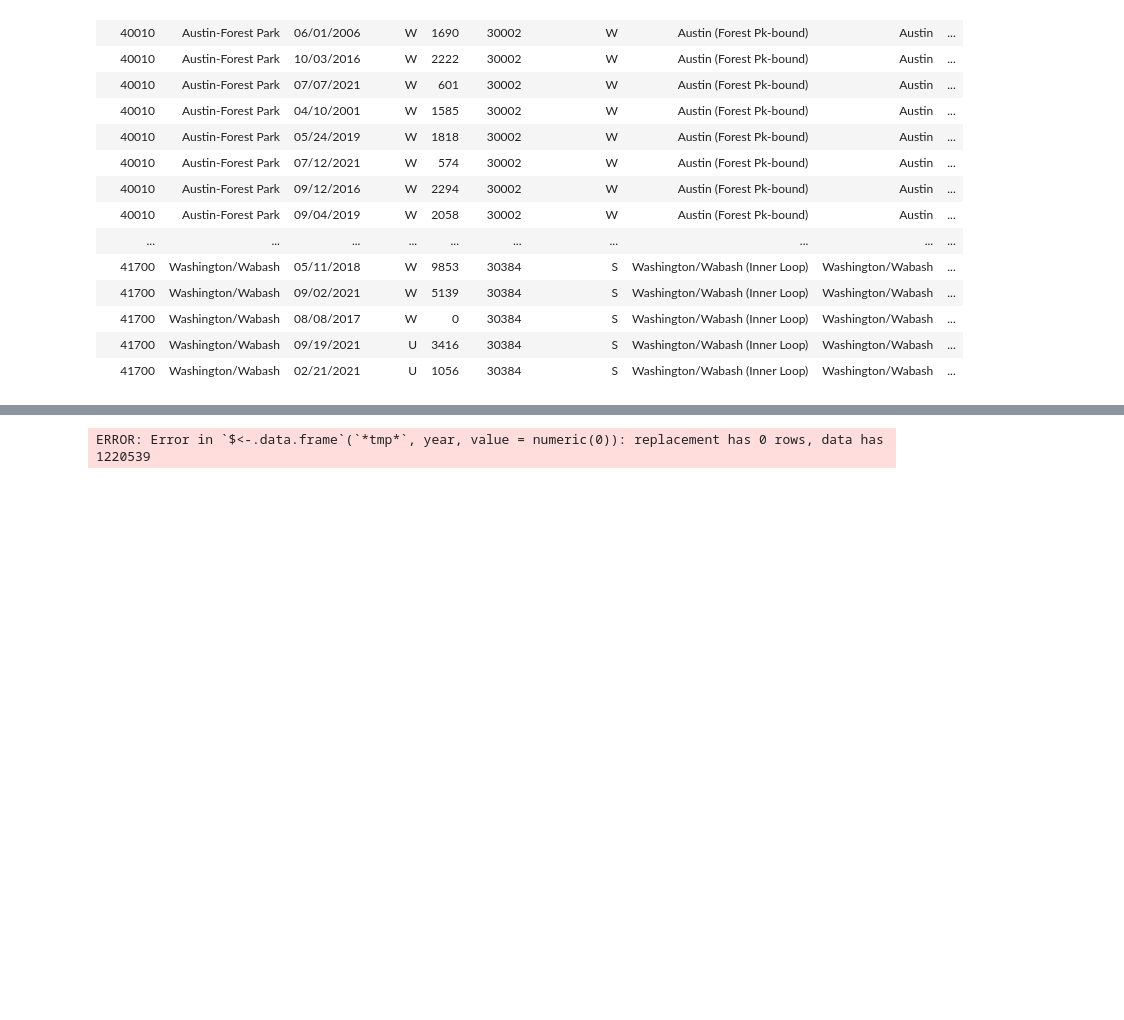
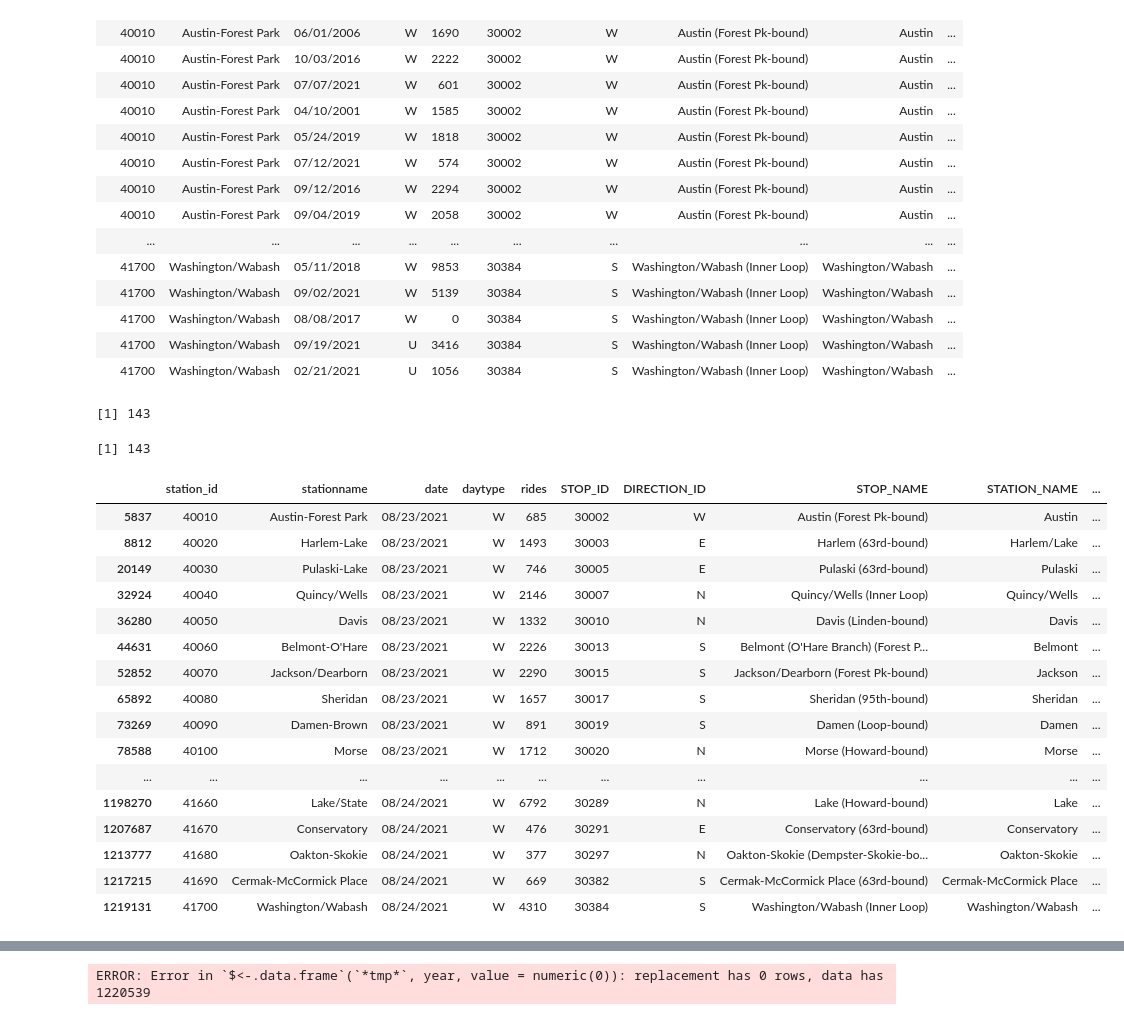
Before and after one commit to rkodit2/cs424proj2, a Jupyter notebook: sampleProject2.ipynb, the cells around one changed output, grey strips where cells are left out. Saved outputs shown, nothing was run; the diff lists cells and outputs as text; code cells hidden in the pictures; blank space fills up the shorter version.

```diff
--- a/sampleProject2.ipynb
+++ b/sampleProject2.ipynb
@@ -180,0 +202,8 @@ newtable
+# %%
+nrow(bar1)
+# %% [output]
+[1] 143
+# %%
+nrow(bar2)
+# %% [output]
+[1] 143
@@ -180,0 +212,20 @@ newtable
+# %%
+everything
+# %% [output]
+|  | station_id | stationname | date | daytype | rides | STOP_ID | DIRECTION_ID | STOP_NAME | STATION_NAME | ... |
+| 5837 | 40010 | Austin-Forest Park | 08/23/2021 | W | 685 | 30002 | W | Austin (Forest Pk-bound) | Austin | ... |
+| 8812 | 40020 | Harlem-Lake | 08/23/2021 | W | 1493 | 30003 | E | Harlem (63rd-bound) | Harlem/Lake | ... |
+| 20149 | 40030 | Pulaski-Lake | 08/23/2021 | W | 746 | 30005 | E | Pulaski (63rd-bound) | Pulaski | ... |
+| 32924 | 40040 | Quincy/Wells | 08/23/2021 | W | 2146 | 30007 | N | Quincy/Wells (Inner Loop) | Quincy/Wells | ... |
+| 36280 | 40050 | Davis | 08/23/2021 | W | 1332 | 30010 | N | Davis (Linden-bound) | Davis | ... |
+| 44631 | 40060 | Belmont-O'Hare | 08/23/2021 | W | 2226 | 30013 | S | Belmont (O'Hare Branch) (Forest P... | Belmont | ... |
+| 52852 | 40070 | Jackson/Dearborn | 08/23/2021 | W | 2290 | 30015 | S | Jackson/Dearborn (Forest Pk-bound) | Jackson | ... |
+| 65892 | 40080 | Sheridan | 08/23/2021 | W | 1657 | 30017 | S | Sheridan (95th-bound) | Sheridan | ... |
+| 73269 | 40090 | Damen-Brown | 08/23/2021 | W | 891 | 30019 | S | Damen (Loop-bound) | Damen | ... |
+| 78588 | 40100 | Morse | 08/23/2021 | W | 1712 | 30020 | N | Morse (Howard-bound) | Morse | ... |
+| ... | ... | ... | ... | ... | ... | ... | ... | ... | ... | ... |
+| 1198270 | 41660 | Lake/State | 08/24/2021 | W | 6792 | 30289 | N | Lake (Howard-bound) | Lake | ... |
+| 1207687 | 41670 | Conservatory | 08/24/2021 | W | 476 | 30291 | E | Conservatory (63rd-bound) | Conservatory | ... |
+| 1213777 | 41680 | Oakton-Skokie | 08/24/2021 | W | 377 | 30297 | N | Oakton-Skokie (Dempster-Skokie-bo... | Oakton-Skokie | ... |
+| 1217215 | 41690 | Cermak-McCormick Place | 08/24/2021 | W | 669 | 30382 | S | Cermak-McCormick Place (63rd-bound) | Cermak-McCormick Place | ... |
+| 1219131 | 41700 | Washington/Wabash | 08/24/2021 | W | 4310 | 30384 | S | Washington/Wabash (Inner Loop) | Washington/Wabash | ... |
```
Also changed, not shown: parts of 6 cells of this notebook, 2 other files.
